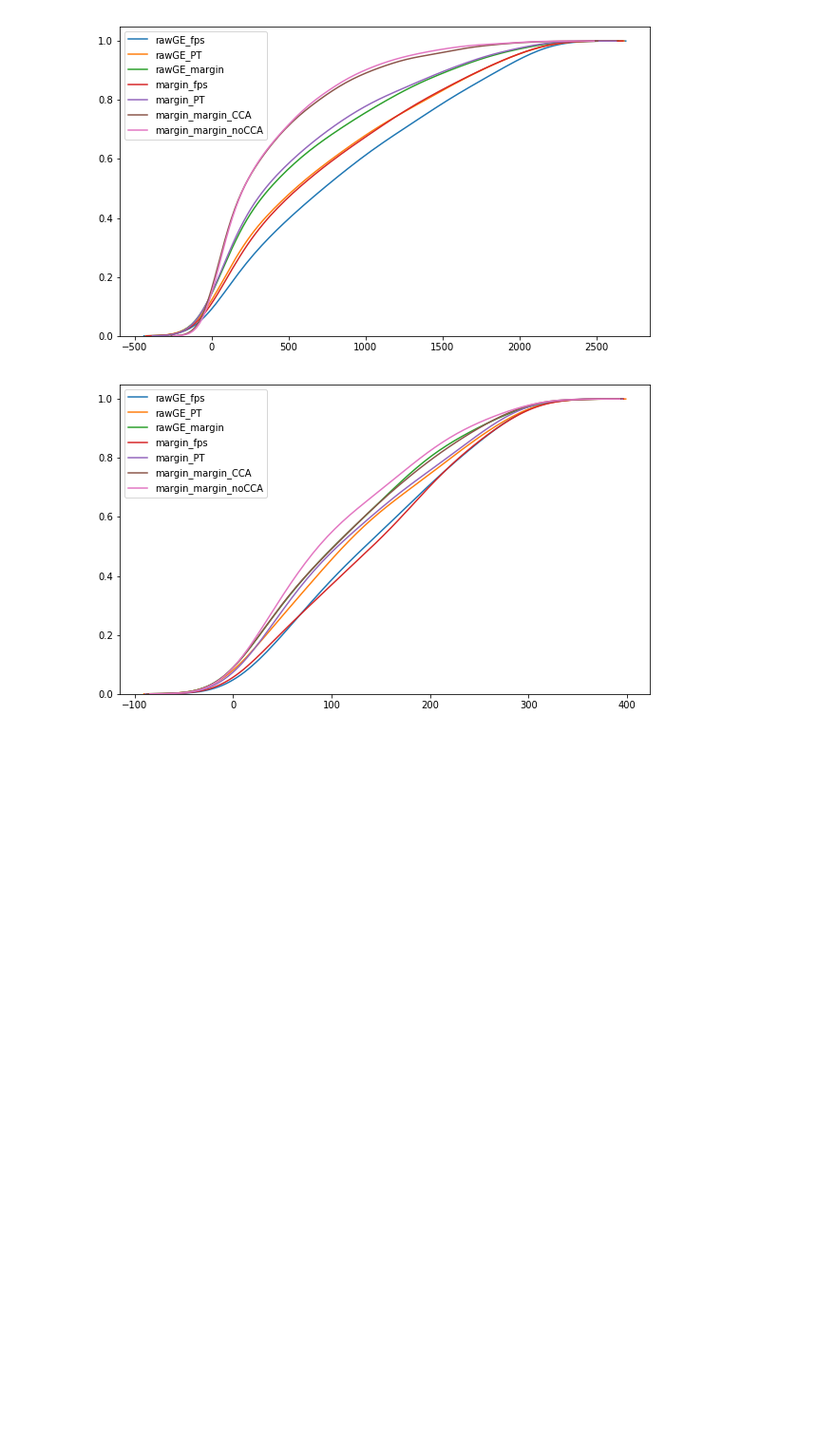
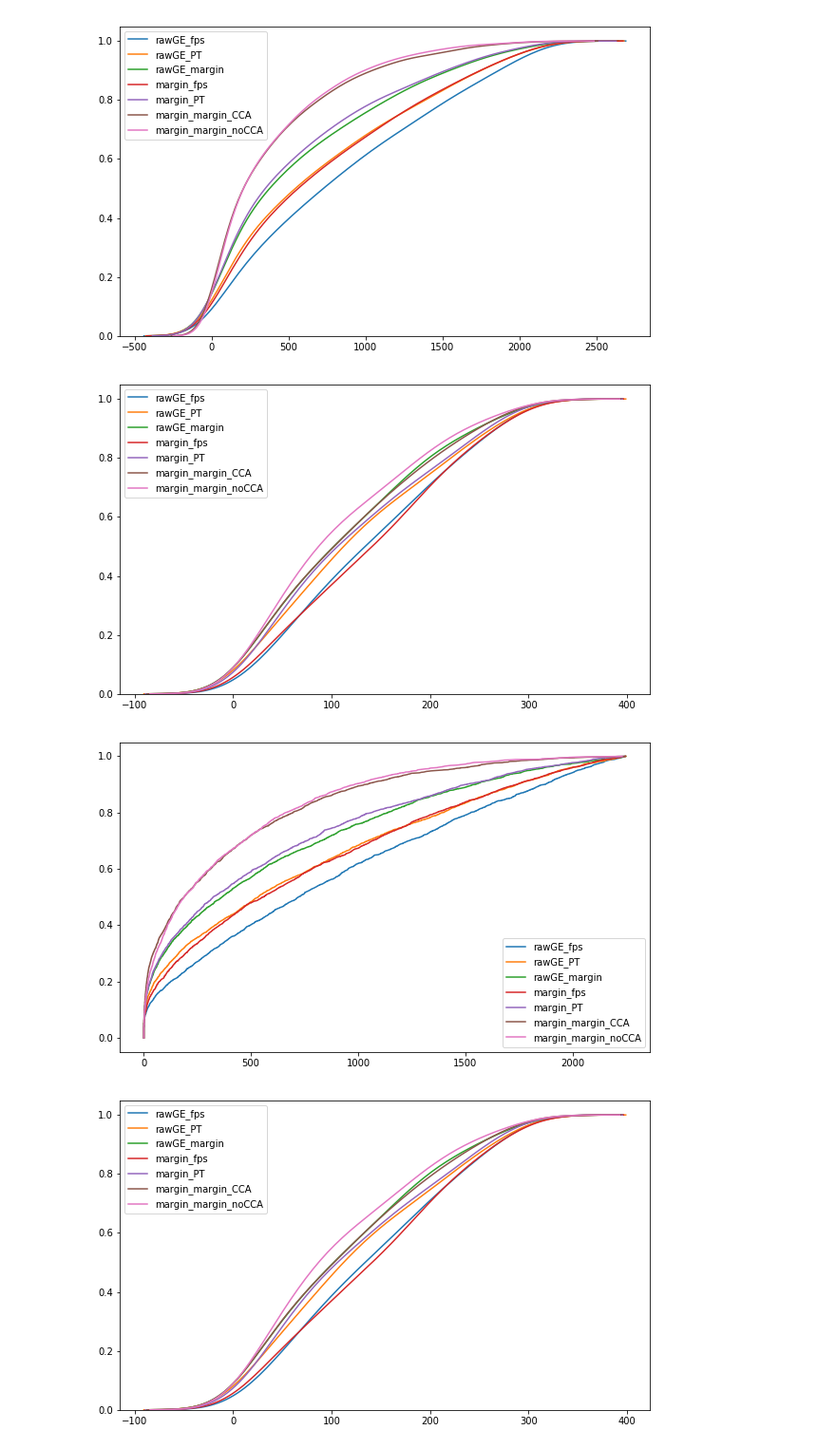
Before and after one commit to sgfin/molecule_ge_coordinated_embeddings, a Jupyter notebook: drug_repo_metric_learning/DrugIR-val-CCA.ipynb, the cells around one changed output. Shown: that part at 95% size. Saved outputs shown, nothing was run; the diff lists cells and outputs as text; code cells hidden in the pictures; blank space fills up the shorter version.

```diff
--- a/drug_repo_metric_learning/DrugIR-val-CCA.ipynb
+++ b/drug_repo_metric_learning/DrugIR-val-CCA.ipynb
@@ -626,3 +640,34 @@ plt.show()
 # %% [output]
 [figure]
 [figure]
+# %%
+def cdf_plot(data, label):
+    plt.plot(np.sort(data), np.linspace(0, 1, len(data), endpoint=False), label = label)
+# %%
+import matplotlib.pyplot as plt
+import seaborn as sns
+fig = plt.figure(figsize=(10,6))
+cdf_plot(ranks_val_rawGE_fps_all, 'rawGE_fps')
+cdf_plot(ranks_val_rawGE_chemprop_all,'rawGE_PT')
+cdf_plot(ranks_val_rawGE_chemEmbed_all,'rawGE_margin')
+cdf_plot(ranks_val_geEmbed_fps_all, "margin_fps")
+cdf_plot(ranks_val_geEmbed_chemprop_all,  "margin_PT")
+cdf_plot(ranks_val_cca_all, "margin_margin_CCA")
+cdf_plot(ranks_val_orig_all, "margin_margin_noCCA")
+plt.legend(loc='lower right')
+plt.show()
+
+import matplotlib.pyplot as plt
+fig = plt.figure(figsize=(10,6))fig = plt.figure(figsize=(10,6))
+cdf_plot(ranks_val_rawGE_fps_all, 'rawGE_fps')
+cdf_plot(ranks_val_rawGE_chemprop_all,'rawGE_PT')
+cdf_plot(ranks_val_rawGE_chemEmbed_all,'rawGE_margin')
+cdf_plot(ranks_val_geEmbed_fps_all, "margin_fps")
+cdf_plot(ranks_val_geEmbed_chemprop_all,  "margin_PT")
+cdf_plot(ranks_val_cca_all, "margin_margin_CCA")
+cdf_plot(ranks_val_orig_all, "margin_margin_noCCA")
+plt.legend(loc='lower right')
+plt.show()
+# %% [output]
+[figure, added]
+[figure, added]
```
Also changed, not shown: parts of 6 cells of this notebook, 3 other files.
